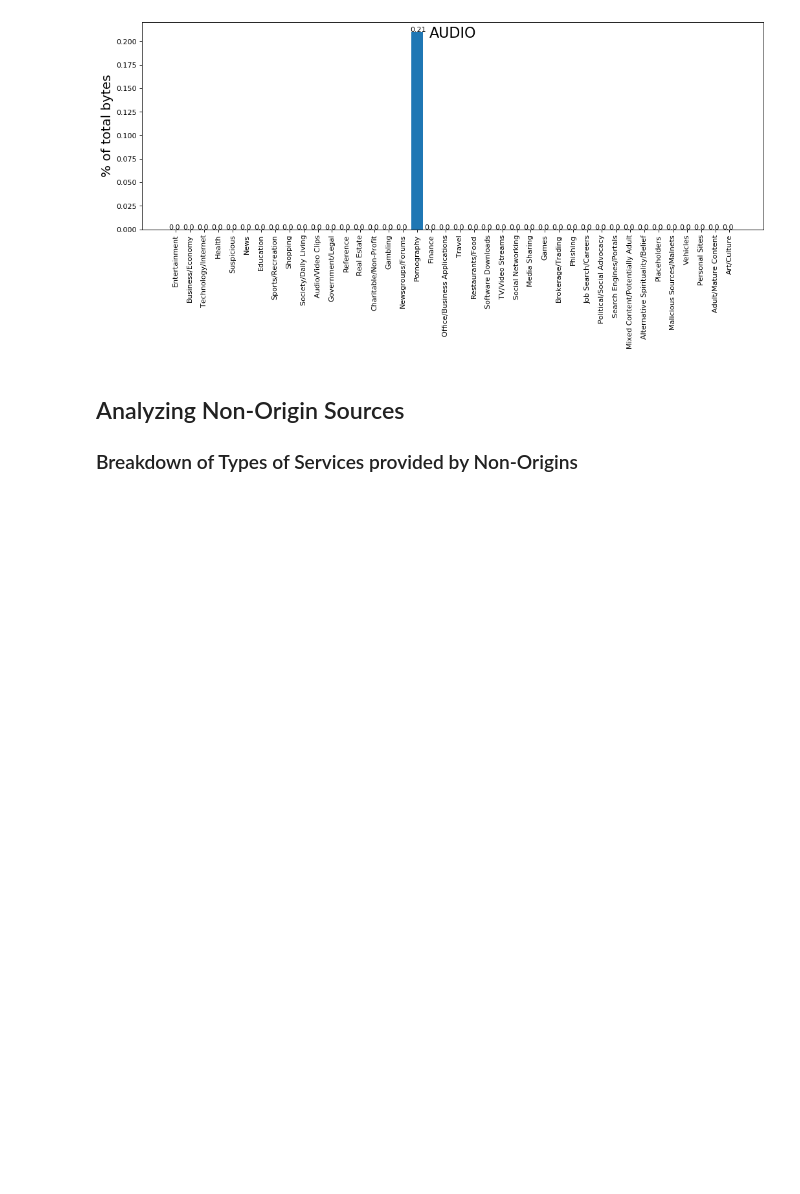
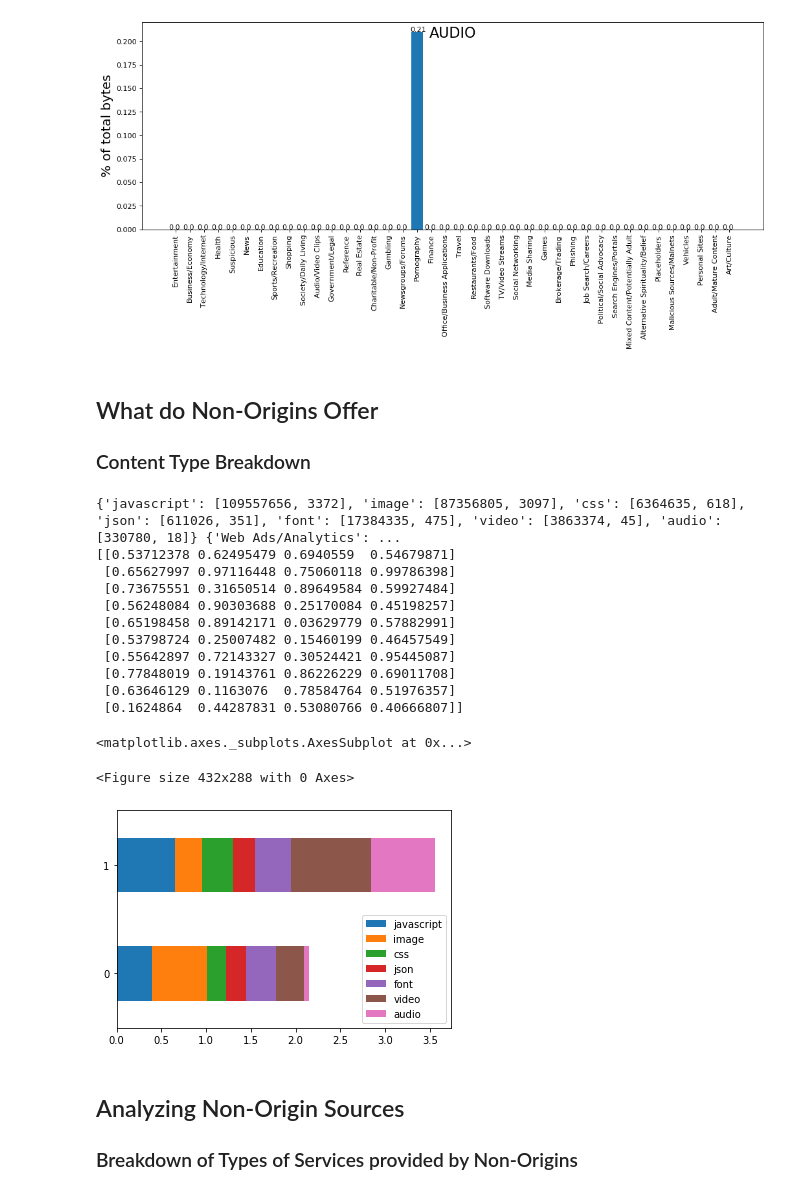
Before and after one commit to nirmalhk7/Web-Complexity-Analysis, a Jupyter notebook: glimpse.ipynb, the cells around one changed output. Saved outputs shown, nothing was run; the diff lists cells and outputs as text; code cells hidden in the pictures; blank space fills up the shorter version.

```diff
--- a/glimpse.ipynb
+++ b/glimpse.ipynb
@@ -271,6 +295,78 @@ for mime in mbc.keys():
 [figure]
 [figure]
 [figure]
+# %% [markdown]
+## What do Non-Origins Offer
+### Content Type Breakdown
+# %%
+# from nonorigins.py import isNonOrigin
+from urllib.parse import urlparse
+from tldextract import extract
+def isNonOrigin(site,link):
+    return extract(site).domain!=extract(link).domain
+def no_content_breakdown():
+    mime_h={}
+    category_h={}
+    with open('nonorigin.json') as json_file:
+        non_origin=json.load(json_file)
+    for site in websites:
+        for rd in site['reqdetails']:
+            if(isNonOrigin(site['name'],rd['reqUrl'])):
+                if rd['mimeType'] in mime_h:
+                    mime_h[rd['mimeType']][0]+=rd['responseSize']
+                    mime_h[rd['mimeType']][1]+=1
+                else:
+                    mime_h[rd['mimeType']]=[rd['responseSize'],1]
+                name=extract(rd['reqUrl']).domain+'.'+extract(rd['reqUrl']).suffix
+                category="Unclassified"
+                if name in non_origin:
+                    category=non_origin[name]['category']
+                if category in category_h:
+                    category_h[category][0]+=rd['responseSize']
+                    category_h[category][1]+=1
+                else:
+                    category_h[category]=[rd['responseSize'],1]
+
+    return mime_h,category_h
+
+m,c=no_content_breakdown()
+print(m,c)
+legend_names_1=list(m.keys())
+
+jobs = ['# of Objects','Bytes']
+
+# fig = plt.figure()
+# ax = fig.add_subplot(111)
+# for i in m.keys():
+#     print("X",jobs,m[i])
+# #     ax.barh(jobs,m[i],align='center',label=i)
+# ax.set_yticks(jobs)
+# ax.set_xlabel('Hour')
+# ax.set_title('Run Time by Job')
+# ax.grid(True)
+# ax.legend()
+
+# # ?plt.show()
+
+print(np.random.rand(10, 4))
+plt.figure()
+df2 = pd.DataFrame(np.random.rand(2, 7), columns=m.keys())
+df2.plot.barh(stacked=True)
+# %% [output]
+{'javascript': [109557656, 3372], 'image': [87356805, 3097], 'css': [6364635, 618], 'json': [611026, 351], 'font': [17384335, 475], 'video': [3863374, 45], 'audio': [330780, 18]} {'Web Ads/Analytics': ...
+[[0.53712378 0.62495479 0.6940559  0.54679871]
+ [0.65627997 0.97116448 0.75060118 0.99786398]
+ [0.73675551 0.31650514 0.89649584 0.59927484]
+ [0.56248084 0.90303688 0.25170084 0.45198257]
+ [0.65198458 0.89142171 0.03629779 0.57882991]
+ [0.53798724 0.25007482 0.15460199 0.46457549]
+ [0.55642897 0.72143327 0.30524421 0.95445087]
+ [0.77848019 0.19143761 0.86226229 0.69011708]
+ [0.63646129 0.1163076  0.78584764 0.51976357]
+ [0.1624864  0.44287831 0.53080766 0.40666807]]
+<matplotlib.axes._subplots.AxesSubplot at 0x...>
+<Figure size 432x288 with 0 Axes>
+[figure, added]
 # %% [markdown]
 ## Analyzing Non-Origin Sources
 ### Breakdown of Types of Services provided by Non-Origins
```
Also changed, not shown: parts of 11 cells of this notebook, 2 other files.
